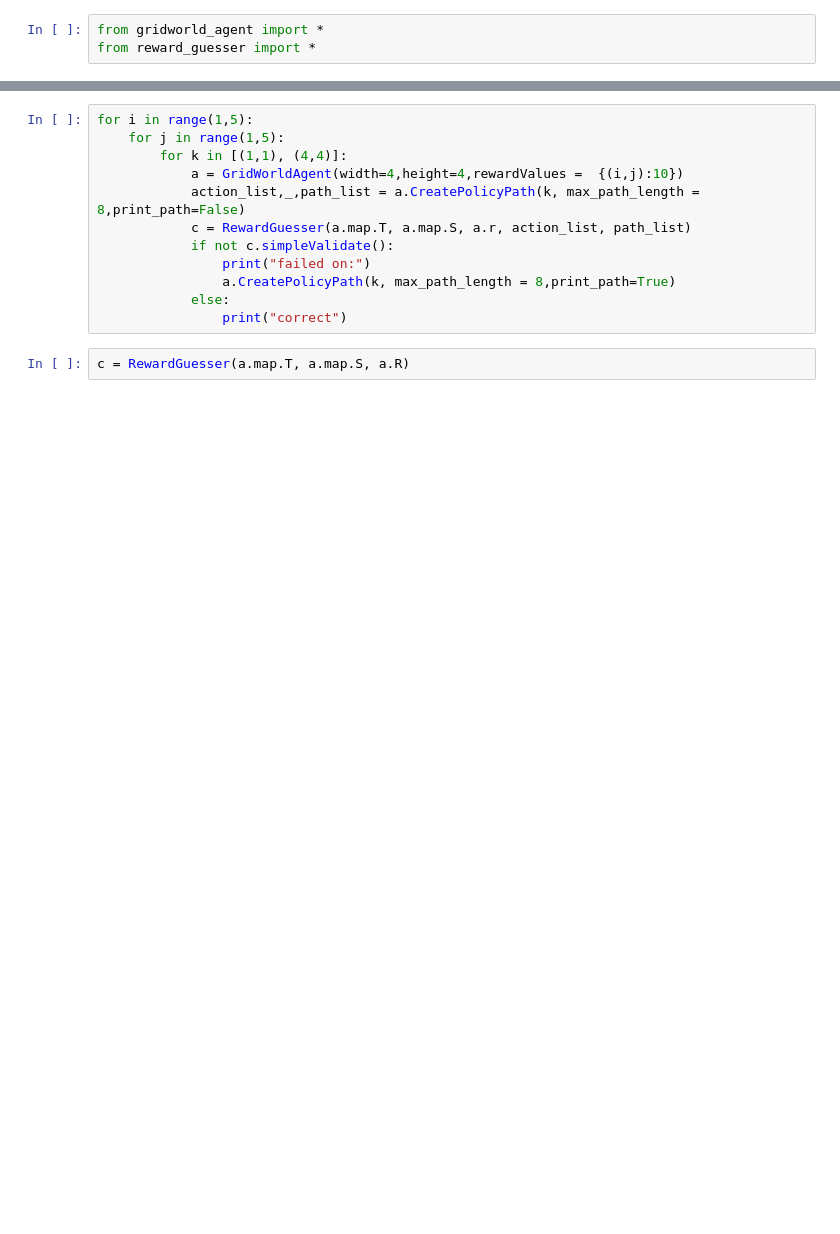
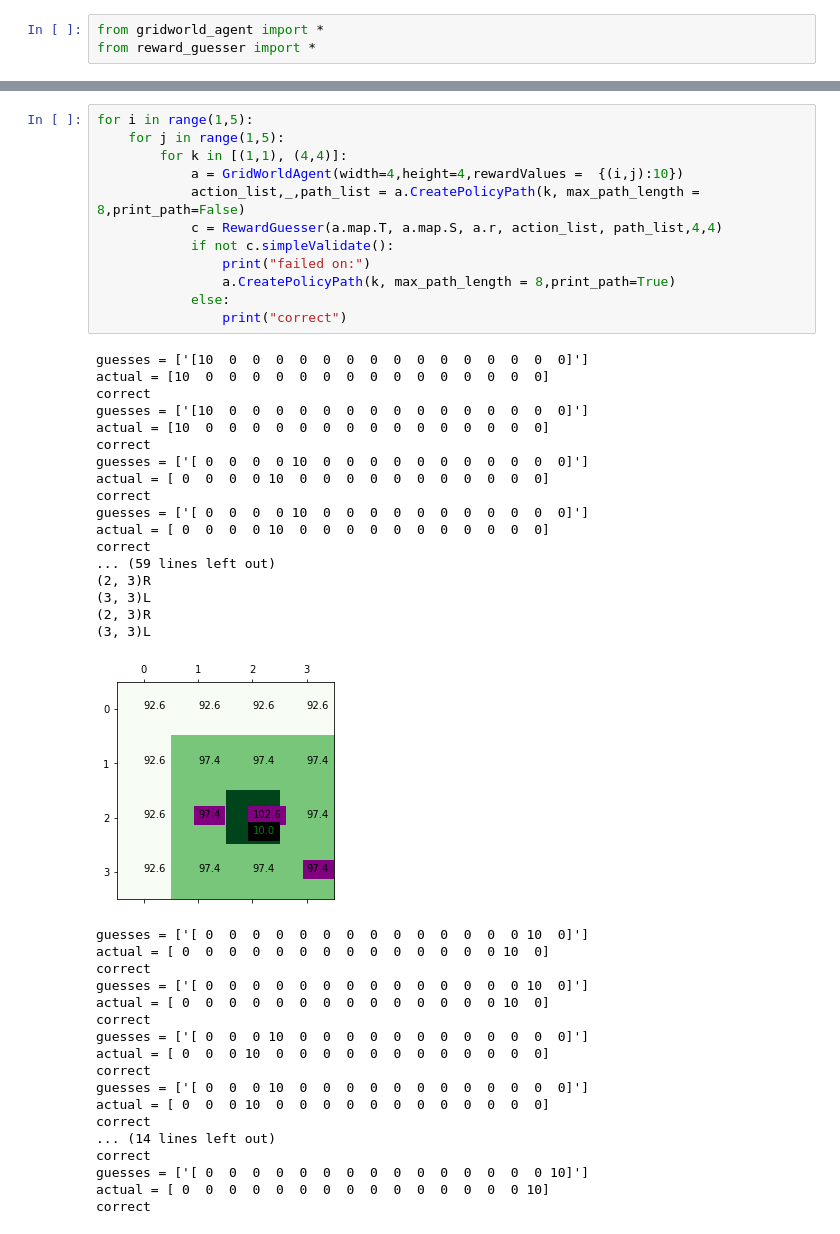
Before and after one commit to annieechen/communicative-models, a Jupyter notebook: Gridworld Notebook.ipynb, the cells around one changed output, grey strips where cells are left out. Drawn from its saved outputs; the diff is of its cells as text; blank space fills up the shorter version.

```diff
--- a/Gridworld Notebook.ipynb
+++ b/Gridworld Notebook.ipynb
@@ -37,14 +55,48 @@ c.validate(num_samples = 1000)
 # %%
 for i in range(1,5):
     for j in range(1,5):
         for k in [(1,1), (4,4)]:
             a = GridWorldAgent(width=4,height=4,rewardValues =  {(i,j):10})
             action_list,_,path_list = a.CreatePolicyPath(k, max_path_length = 8,print_path=False)
-            c = RewardGuesser(a.map.T, a.map.S, a.r, action_list, path_list)
+            c = RewardGuesser(a.map.T, a.map.S, a.r, action_list, path_list,4,4)
             if not c.simpleValidate():
                 print("failed on:")
                 a.CreatePolicyPath(k, max_path_length = 8,print_path=True)
             else:
                 print("correct")
+# %% [output]
+guesses = ['[10  0  0  0  0  0  0  0  0  0  0  0  0  0  0  0]']
+actual = [10  0  0  0  0  0  0  0  0  0  0  0  0  0  0  0]
+correct
+guesses = ['[10  0  0  0  0  0  0  0  0  0  0  0  0  0  0  0]']
+actual = [10  0  0  0  0  0  0  0  0  0  0  0  0  0  0  0]
+correct
+guesses = ['[ 0  0  0  0 10  0  0  0  0  0  0  0  0  0  0  0]']
+actual = [ 0  0  0  0 10  0  0  0  0  0  0  0  0  0  0  0]
+correct
+guesses = ['[ 0  0  0  0 10  0  0  0  0  0  0  0  0  0  0  0]']
+actual = [ 0  0  0  0 10  0  0  0  0  0  0  0  0  0  0  0]
+correct
+... (59 lines left out)
+(2, 3)R
+(3, 3)L
+(2, 3)R
+(3, 3)L
+[figure, added]
+guesses = ['[ 0  0  0  0  0  0  0  0  0  0  0  0  0  0 10  0]']
+actual = [ 0  0  0  0  0  0  0  0  0  0  0  0  0  0 10  0]
+correct
+guesses = ['[ 0  0  0  0  0  0  0  0  0  0  0  0  0  0 10  0]']
+actual = [ 0  0  0  0  0  0  0  0  0  0  0  0  0  0 10  0]
+correct
+guesses = ['[ 0  0  0 10  0  0  0  0  0  0  0  0  0  0  0  0]']
+actual = [ 0  0  0 10  0  0  0  0  0  0  0  0  0  0  0  0]
+correct
+guesses = ['[ 0  0  0 10  0  0  0  0  0  0  0  0  0  0  0  0]']
+actual = [ 0  0  0 10  0  0  0  0  0  0  0  0  0  0  0  0]
+correct
+... (14 lines left out)
+correct
+guesses = ['[ 0  0  0  0  0  0  0  0  0  0  0  0  0  0  0 10]']
+actual = [ 0  0  0  0  0  0  0  0  0  0  0  0  0  0  0 10]
+correct
-# %%
-c = RewardGuesser(a.map.T, a.map.S, a.R)
```
Also changed, not shown: parts of 8 cells of this notebook, 3 other files.
